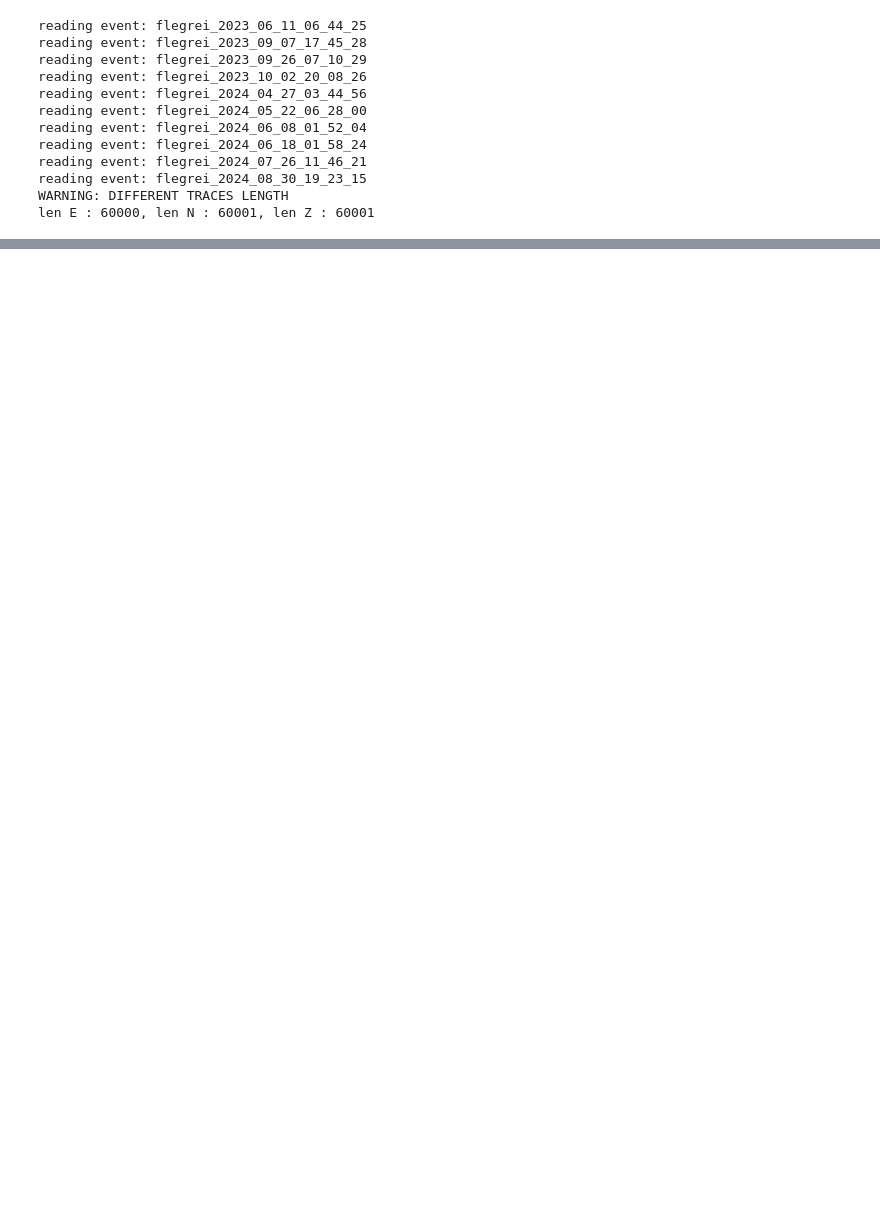
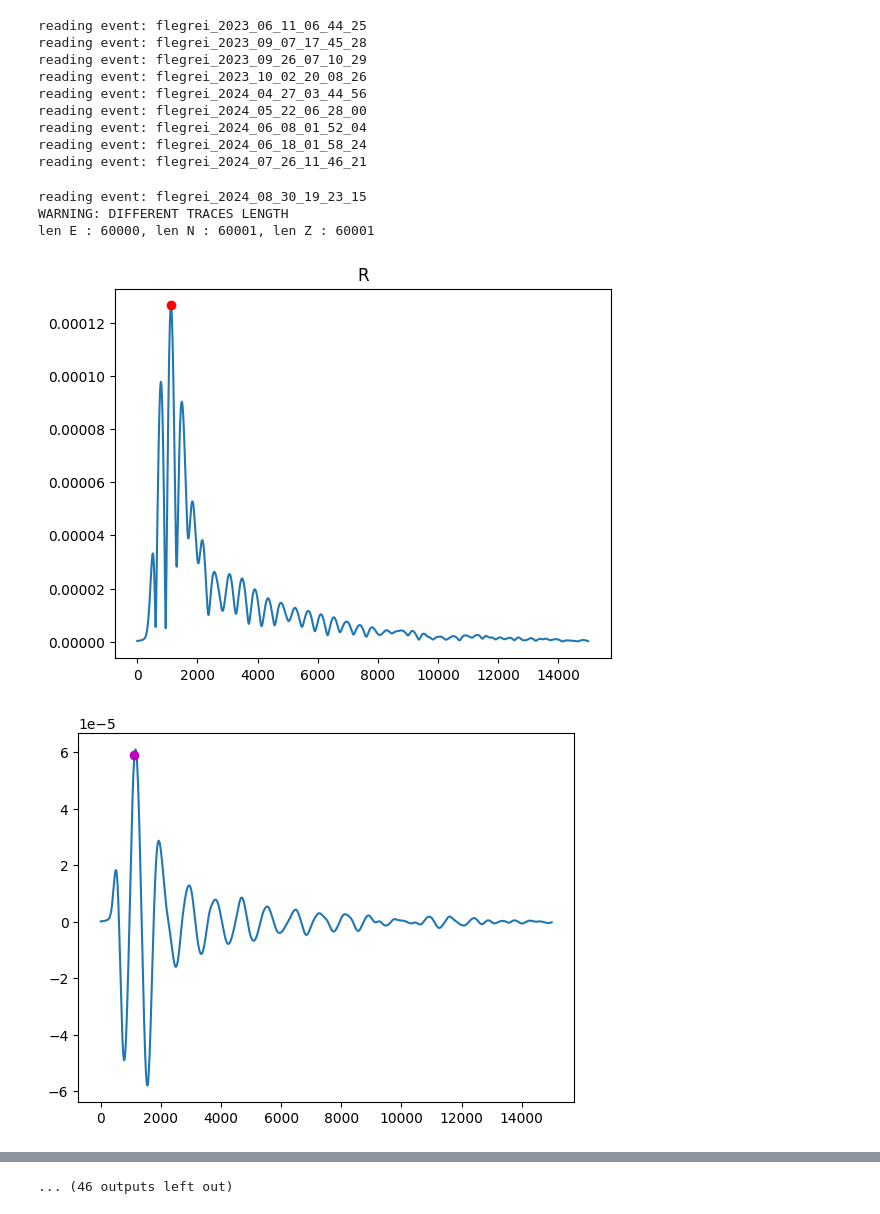
Before and after one commit to giacomorapagnani/CAMPI_FLEGREI_moment_tensor, a Jupyter notebook: codes/static_displacement.ipynb, the cells around one changed output, grey strips where cells are left out. Saved outputs shown, nothing was run; the diff lists cells and outputs as text; code cells hidden in the pictures; blank space fills up the shorter version.

```diff
--- a/codes/static_displacement.ipynb
+++ b/codes/static_displacement.ipynb
@@ -61,12 +61,7 @@ for targ_ev in target_events:
                     r = np.sqrt( e[0:min_len]**2 + n[0:min_len]**2 + z[0:min_len]**2 )
                     print(f'WARNING: DIFFERENT TRACES LENGTH\nlen E : {len(e)}, len N : {len(n)}, len Z : {len(z)}')
                 # find r MAX
-                tmp_max=np.max(r)
-                tmp_min=np.min(r)
-                if tmp_max>np.abs(tmp_min):
-                    rmax=tmp_max
-                else:
-                    rmax=tmp_min
+                rmax=np.max(r)
                 tmax=np.where(r==rmax)[0][0]
                 emax=e[tmax]
                 nmax=n[tmax]
@@ -75,35 +70,58 @@ for targ_ev in target_events:
                 max_values[key].append(nmax)
                 max_values[key].append(zmax)
 
+            '''
+            if event_name == 'flegrei_2024_07_26_11_46_21':
+                tmp=int(len(r)/4)
+                plt.figure()
+                plt.title('R')
+                plt.plot(r[2*tmp:3*tmp])
+                plt.plot(tmax-2*tmp,rmax,'or')
+
+                plt.figure()
+                plt.plot(e[2*tmp:3*tmp])
+                plt.plot(tmax-2*tmp,emax,'om')
+
+                plt.figure()
+                plt.plot(n[2*tmp:3*tmp])
+                plt.plot(tmax-2*tmp,nmax,'oc')
+
+                plt.figure()
+                plt.plot(z[2*tmp:3*tmp])
+                plt.plot(tmax-2*tmp,zmax,'og')
+                '''
         # save file
-
+        '''
         new_filename=os.path.join(newcatdir,event_name +'_max_displacement.txt')
         events_txt=[]
         for key in max_values:
             if len(max_values[key])==6:     # station has recorded traces
                 name=key
                 lat= str(max_values[key][0])
                 lon=str(max_values[key][1])
                 elev=str(max_values[key][2])
                 d_east=str(max_values[key][3])
                 d_nord=str(max_values[key][4])
                 d_z=str(max_values[key][5])
                 events_txt.append(f'{name},{lat},{lon},{elev},{d_east},{d_nord},{d_z}')
 
         with open(new_filename, 'w') as output:
             output.write('station_name,latitude,longitude,elevation[m],d_east[m],d_nord[m],d_z[m]\n')
             for row in events_txt:
                 output.write(str(row) + '\n')
+            '''
 # %% [output]
 reading event: flegrei_2023_06_11_06_44_25
 reading event: flegrei_2023_09_07_17_45_28
 reading event: flegrei_2023_09_26_07_10_29
 reading event: flegrei_2023_10_02_20_08_26
 reading event: flegrei_2024_04_27_03_44_56
 reading event: flegrei_2024_05_22_06_28_00
 reading event: flegrei_2024_06_08_01_52_04
 reading event: flegrei_2024_06_18_01_58_24
 reading event: flegrei_2024_07_26_11_46_21
-reading event: flegrei_2024_08_30_19_23_15
-WARNING: DIFFERENT TRACES LENGTH
-len E : 60000, len N : 60001, len Z : 60001
+reading event: flegrei_2024_08_30_19_23_15
+WARNING: DIFFERENT TRACES LENGTH
+len E : 60000, len N : 60001, len Z : 60001
+[figure, added]
+[figure, added]
@@ -109,0 +136 @@ len E : 60000, len N : 60001, len Z : 60001
+... (46 outputs left out)
```
Also changed, not shown: parts of 3 cells of this notebook, 24 other files.
